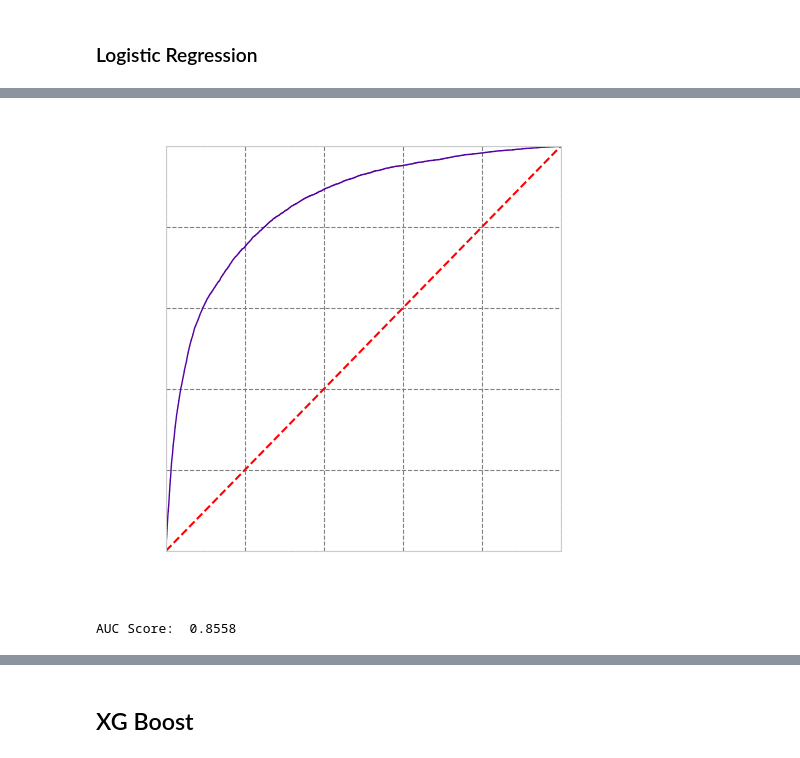
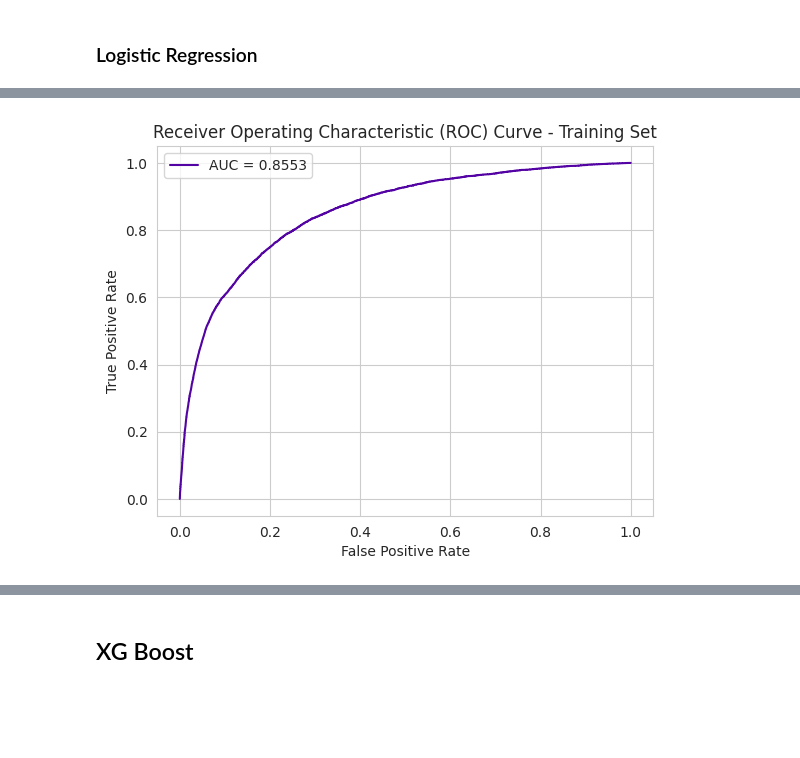
Before and after one commit to Saba-a11/Kaggle_Credit_Score, a Jupyter notebook: CreditModel.ipynb, the cells around one changed output, grey strips where cells are left out. Drawn from its saved outputs; the diff is of its cells as text; code cells hidden in the pictures; blank space fills up the shorter version.

```diff
--- a/CreditModel.ipynb
+++ b/CreditModel.ipynb
@@ -1003,25 +1046,27 @@ X_test_scaled = scaler.transform(X_test)
 # %% [markdown]
 ### Logistic Regression
 # %%
-from sklearn.model_selection import GridSearchCV
-
 # Set parameters
 parameters = {
     "C": [0.1, 1.0, 10.0],
-    "solver": ["saga", "lbfgs"],
-    "penalty": ["l1", "l2"],
+    "solver": ["liblinear", "newton-cg", "sag", "saga", "lbfgs"],
+    "penalty": ["l2"],
     "max_iter": [500, 700]
-    }
+}
 
 # Create the model
 model = LogisticRegression(random_state=123, class_weight="balanced")
 
-# Create the grid search object
-grid_search = GridSearchCV(model, parameters, scoring="roc_auc", n_jobs=-1)
+# Create the grid search object with error_score='raise'
+grid_search = GridSearchCV(model, parameters, scoring="roc_auc", n_jobs=-1, error_score='raise')
 
-# Fit the model
-grid_search.fit(X_train_scaled, y_train)
+try:
+    # Fit the model
+    grid_search.fit(X_train_scaled, y_train)
 
-# Print the best parameters
-print(grid_search.best_params_)
+    # Print the best parameters
+    print(grid_search.best_params_)
+
+except Exception as e:
+    print(f"An error occurred during grid search: {e}")
 # %% [output]
@@ -1046,20 +1074,22 @@ Traceback (most recent call last):
 # %%
 # Assuming X_train_scaled and y_train are defined
-logit = LogisticRegression(random_state=123, solver='saga', penalty='l1', class_weight='balanced', C=1.0, max_iter=500)
+# logit = LogisticRegression(random_state=123, solver='saga', penalty='l1', class_weight='balanced', C=1.0, max_iter=500)
+logit = LogisticRegression(random_state=123, solver='liblinear', penalty='l2', class_weight='balanced', C=1.0, max_iter=500)
 logit.fit(X_train_scaled, y_train)
 
 # Get prediction probabilities
 logit_scores_prob = logit.predict_proba(X_train_scaled)
 y_prob = logit_scores_prob[:,1]
 
 # Calculate ROC curve
-fpr, tpr, threshold = roc_curve(y_train, y_prob)
-roc_auc_prob = auc(fpr, tpr)
-
-# ROC curve for Probability
-plot_roc_curve(fpr, tpr)
-roc_auc = auc(fpr, tpr)
-print('AUC Score: ', round(roc_auc, 4))
+fpr_train, tpr_train, _ = roc_curve(y_train, y_prob)
+roc_auc_train = auc(fpr_train, tpr_train)
+plt.figure()
+plt.plot(fpr_train, tpr_train, label=f'AUC = {roc_auc_train:.4f}')
+plt.title('Receiver Operating Characteristic (ROC) Curve - Training Set')
+plt.xlabel('False Positive Rate')
+plt.ylabel('True Positive Rate')
+plt.legend()
+plt.show()
 # %% [output]
-[figure, old version]
+[figure, new version]
-AUC Score:  0.8558
```
Also changed, not shown: parts of 42 cells of this notebook.
